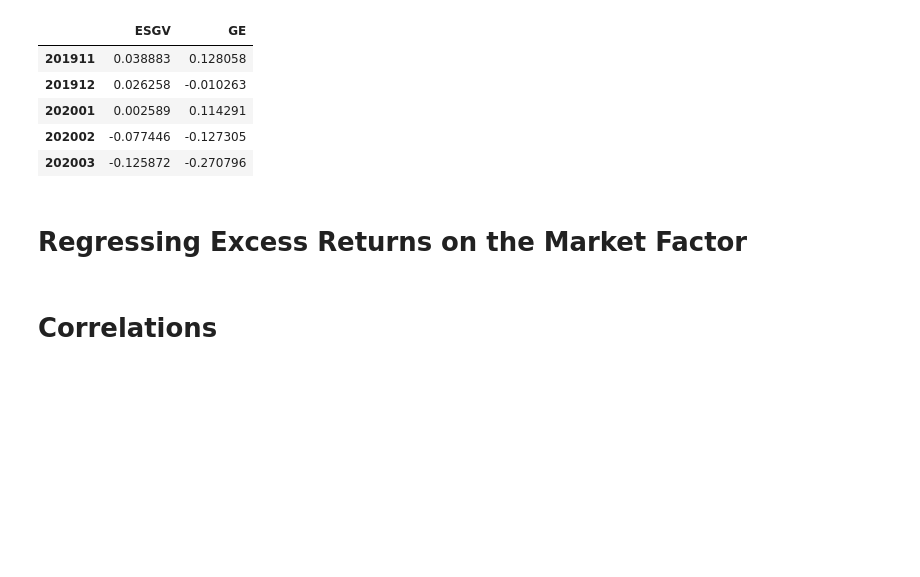
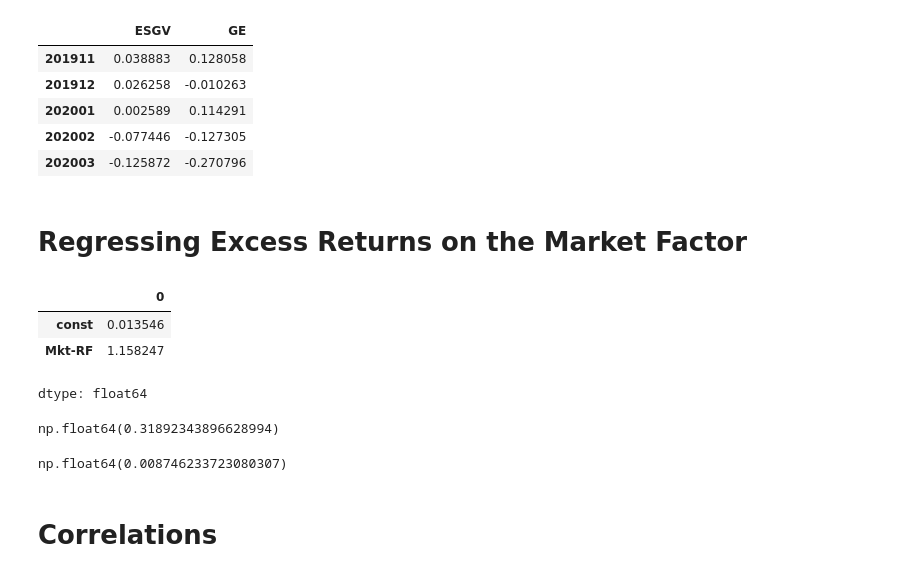
Before and after one commit to maramgueye/portfolio_construction_theory, a Jupyter notebook: lecture7_CAPM_regression.ipynb, the cells around one changed output. Drawn from its saved outputs; the diff is of its cells as text; code cells hidden in the pictures; blank space fills up the shorter version.

```diff
--- a/lecture7_CAPM_regression.ipynb
+++ b/lecture7_CAPM_regression.ipynb
@@ -79,7 +79,27 @@ xret.head()
 # %%
 # Calculate the excess returns on the stock and the fund, regress them on the market factor
 # Test the nullity of betas and alphas
 # Test whether the betas are equal to 1
+y=xret['GE'] # endogenous
+X=sm.add_constant(mkt) #exogenous
+model =sm.OLS(y,X) #linear
+result = model.fit()
+result.params
+# %% [output]
+|  | 0 |
+| const | 0.013546 |
+| Mkt-RF | 1.158247 |
+dtype: float64
+# %%
+# to get the R_squared
+result.rsquared
+# %% [output]
+np.float64(0.31892343896628994)
+# %%
+idi_var = (1-result.rsquared) * y.var()
+idi_var
+# %% [output]
+np.float64(0.008746233723080307)
 # %% [markdown]
 # Correlations
 # %%
```
